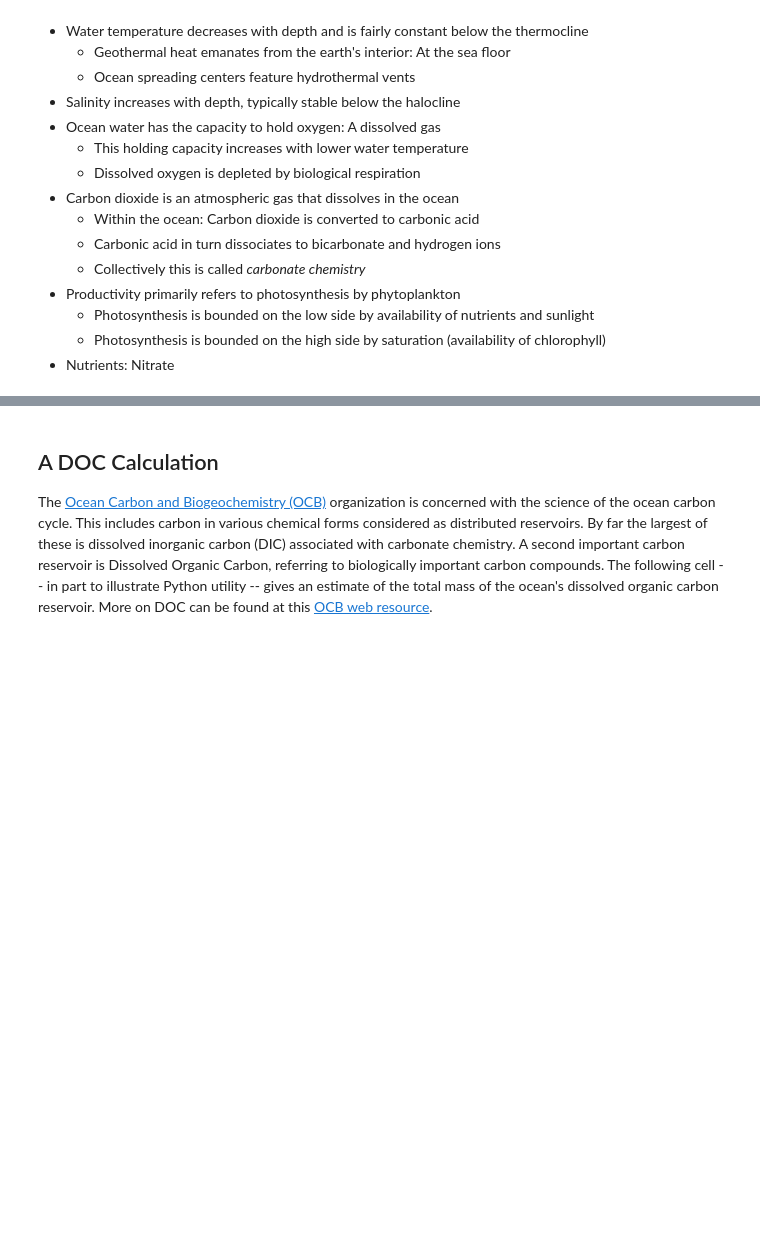
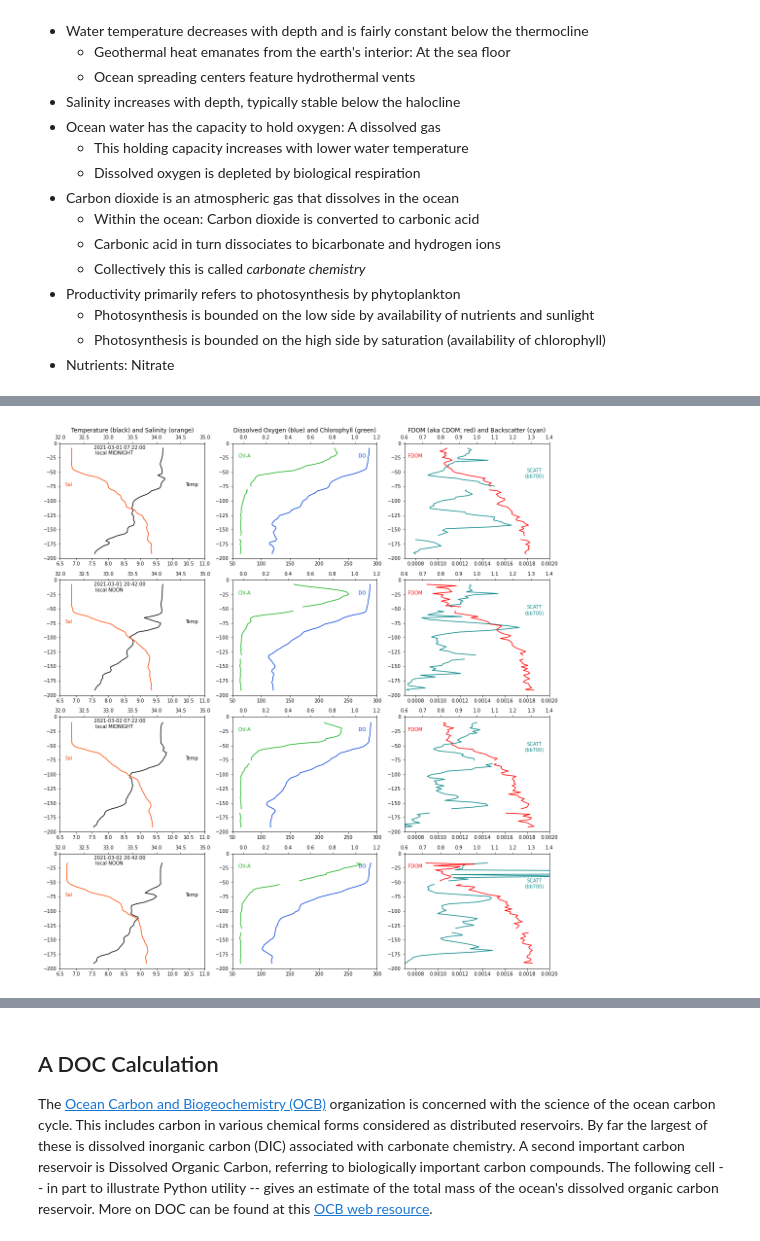
Before and after one commit to geo-smart/oceanography, a Jupyter notebook: book/chapters/1.1oceanscience.ipynb, the cells around one changed output, grey strips where cells are left out. Drawn from its saved outputs; the diff is of its cells as text; code cells hidden in the pictures; blank space fills up the shorter version.

```diff
--- a/book/chapters/1.1oceanscience.ipynb
+++ b/book/chapters/1.1oceanscience.ipynb
@@ -479,0 +340,4 @@ although pH and pCO2 are unique in that they are recorded on *descent*.
+# %%
+Image(filename='./../img/ABCOST_signals_vs_depth_and_time.png', width=600)
+# %% [output]
+[figure, added]
```
Also changed, not shown: parts of 10 cells of this notebook, 3 other files.
